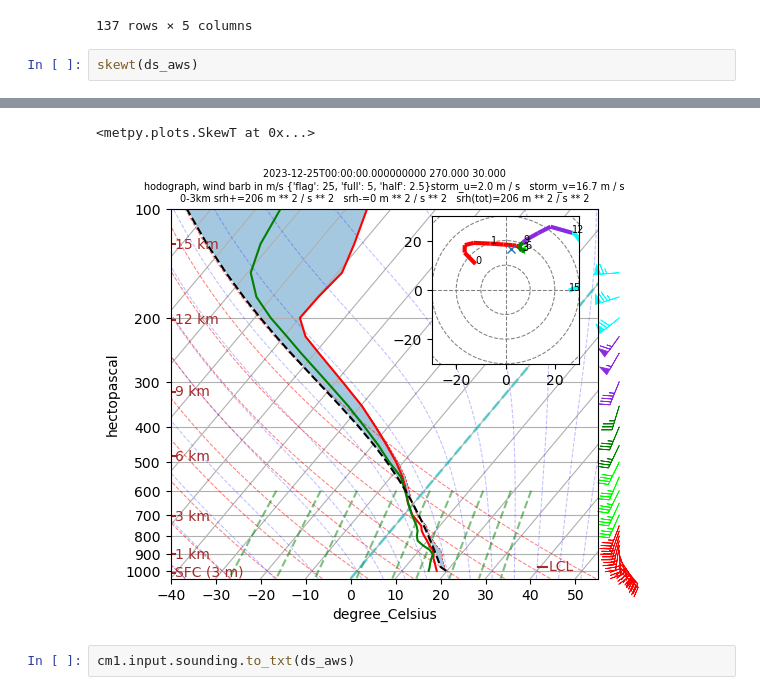
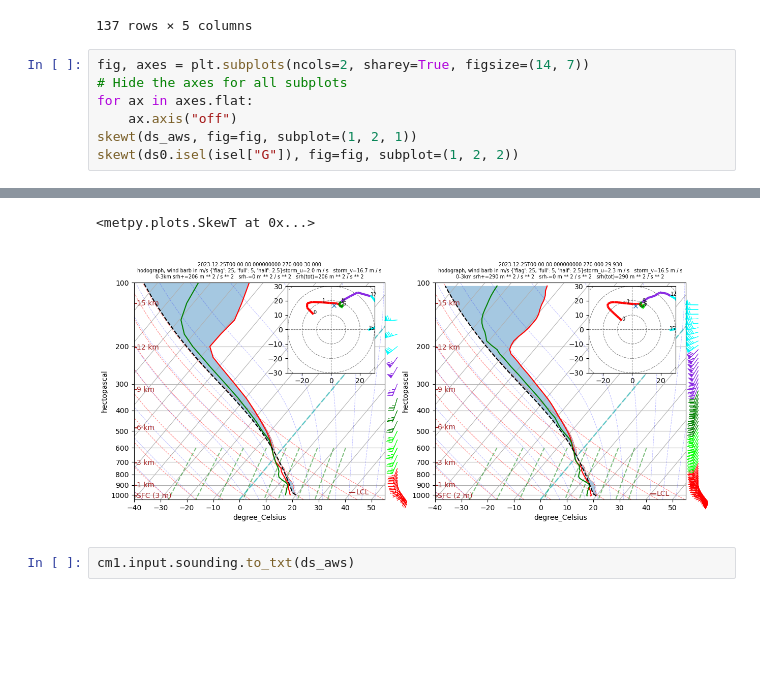
Before and after one commit to ahijevyc/cm1, a Jupyter notebook: soundings/input_sounding_era5.ipynb, the cells around one changed output, grey strips where cells are left out. Cells and saved outputs as stored; diff of their text form; blank space fills up the shorter version.

```diff
--- a/soundings/input_sounding_era5.ipynb
+++ b/soundings/input_sounding_era5.ipynb
@@ -177,5 +211,10 @@ pd.read_csv(StringIO(s), skiprows=1, sep=" ", names=["Z", "theta", "Q", "U", "V"
 | 136 | 76945.942171 | 5190.300784 | 0.001733 | 22.579430 | -1.327316 |
 137 rows × 5 columns
 # %%
-skewt(ds_aws)
+fig, axes = plt.subplots(ncols=2, sharey=True, figsize=(14, 7))
+# Hide the axes for all subplots
+for ax in axes.flat:
+    ax.axis("off")
+skewt(ds_aws, fig=fig, subplot=(1, 2, 1))
+skewt(ds0.isel(isel["G"]), fig=fig, subplot=(1, 2, 2))
 # %% [output]
@@ -184,5 +237,5 @@ skewt(ds_aws)
 <metpy.plots.SkewT at 0x...>
-[figure, old version]
+[figure, new version]
 # %%
 cm1.input.sounding.to_txt(ds_aws)
 # %% [output]
```
Also changed, not shown: parts of 4 cells of this notebook, 1 other file.
